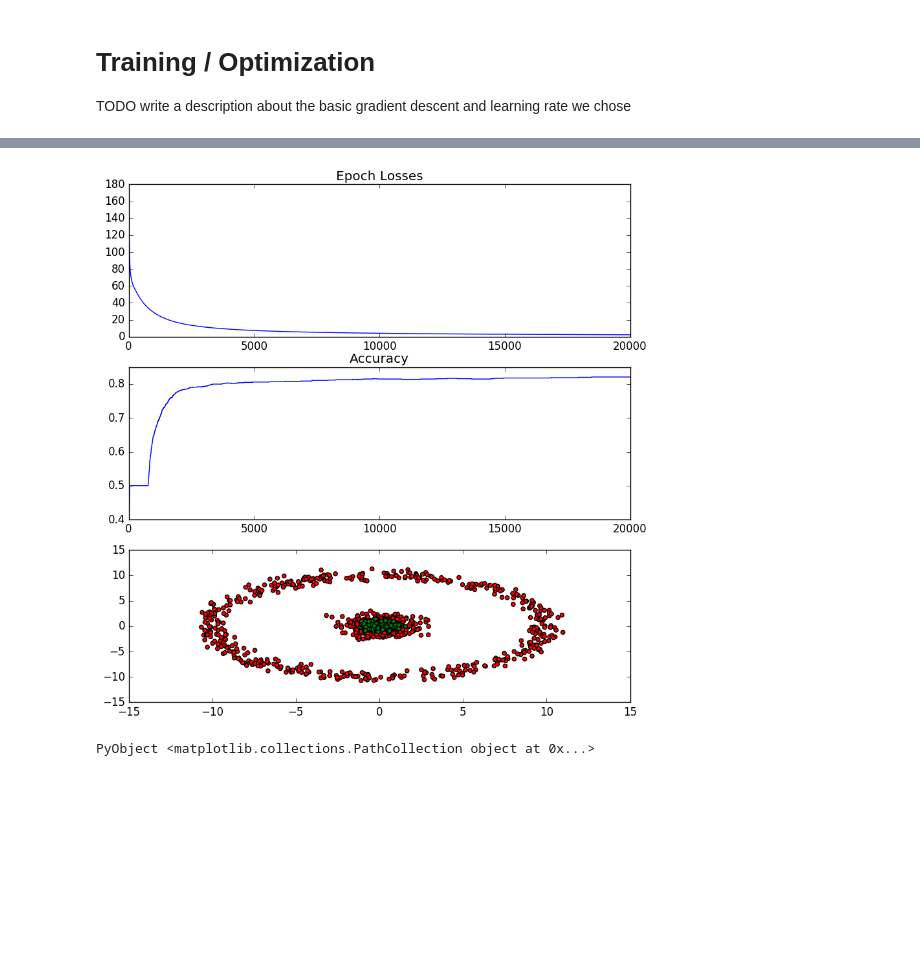
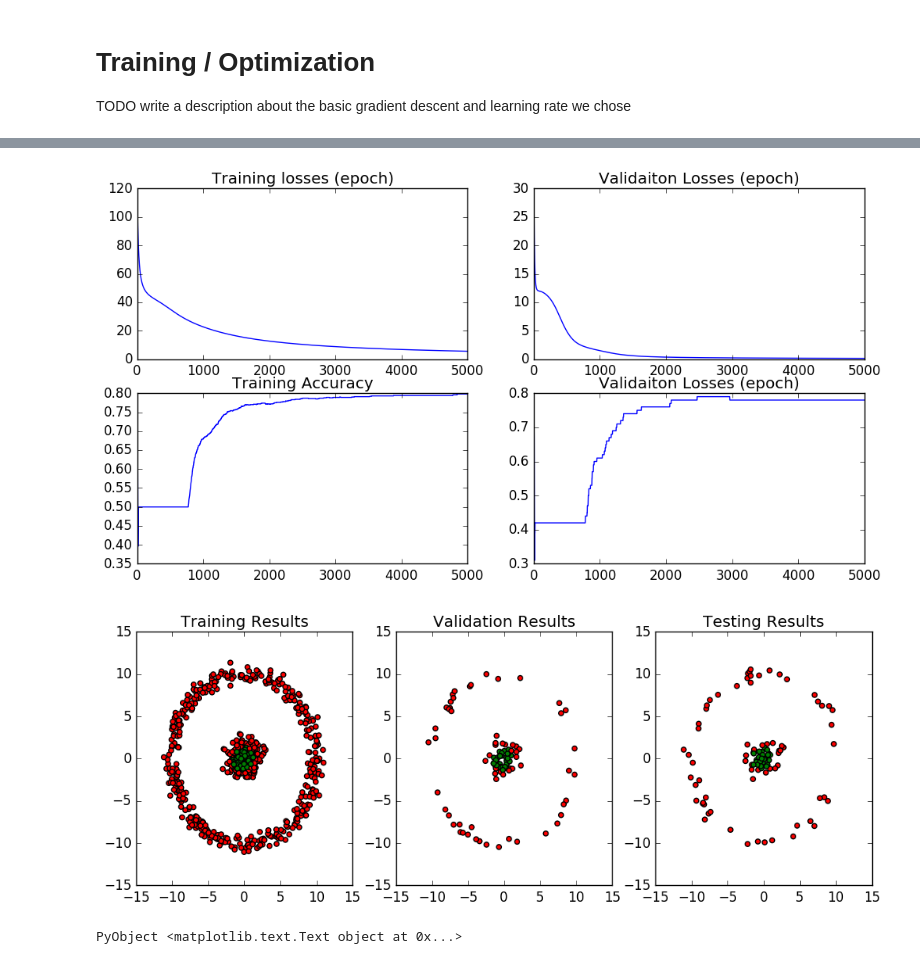
Before and after one commit to stevenygd/NN.jl, a Jupyter notebook: 2D-Data MLP Example.ipynb, the cells around one changed output, grey strips where cells are left out. Cells and saved outputs as stored; diff of their text form; code cells hidden in the pictures; blank space fills up the shorter version.

```diff
--- a/2D-Data MLP Example.ipynb
+++ b/2D-Data MLP Example.ipynb
@@ -236,20 +230,62 @@ WARNING: Method definition train(Main.SequentialNet, Any, Any) in module Main at
 WARNING: Method definition #train(Array{Any, 1}, Main.#train, Main.SequentialNet, Any, Any) in module Main overwritten.
 train (generic function with 1 method)
+# %%
+net = build_net()
+all_losses, batch_losses, all_accu, v_loss, v_accu = train(net, (trX, trY), (valX, valY);
+        ttl_epo = 5000, batch_size = size(trX)[1],
+        lrSchedule = x -> 0.03, verbose = 0)
+
+figure(figsize=(12,6))
+subplot(221)
+plot(1:length(all_losses), all_losses)
+title("Training losses (epoch)")
+
+subplot(223)
+plot(1:length(all_accu), all_accu)
+title("Training Accuracy")
+
+subplot(222)
+plot(1:length(v_loss), v_loss)
+title("Validaiton Losses (epoch)")
+
+subplot(224)
+plot(1:length(v_accu), v_accu)
+title("Validaiton Losses (epoch)")
+
+figure(figsize=(12,4))
+subplot(131)
+_, pred = forward(net, trX, trY)
+scatter(trX[:,1], trX[:,2], c=map(x-> (x >0)? "r" : "g", pred[:,1]))
+title("Training Results")
+
+subplot(132)
+_, pred = forward(net, valX, valY)
+scatter(valX[:,1], valX[:,2], c=map(x-> (x >0)? "r" : "g", pred[:,1]))
+title("Validation Results")
+
+subplot(133)
+_, pred = forward(net, teX, teY)
+scatter(teX[:,1], teX[:,2], c=map(x-> (x >0)? "r" : "g", pred[:,1]))
+title("Testing Results")
+# %% [output]
+[figure, added]
+[figure, added]
+PyObject <matplotlib.text.Text object at 0x...>
 # %%
 net = build_net()
-all_losses, batch_losses, all_accu = train(net, trX, trY, ttl_epo = 20000; batch_size = 1000,
-            lrSchedule = x -> 0.03, verbose = 0)
-
-figure(figsize=(10,10))
-subplot(311)
-plot(1:length(all_losses), all_losses)
-title("Epoch Losses")
-subplot(312)
-plot(1:length(all_accu), all_accu)
-title("Accuracy")
-_, pred = forward(net, trX, trY)
-subplot(313)
-scatter(trX[:,1], trX[:,2], c=map(x-> (x >0)? "r" : "g", pred[:,1]))
+for i = 1:10
+    epo_losses, batch_losses, epo_accu = train(net, (trX, trY),(valX, valY);
+    ttl_epo = 1000, batch_size = size(trX)[1], lrSchedule = x -> 0.03, verbose = 0)
+    all_losses = vcat(all_losses, epo_losses)
+    all_accu   = vcat(all_accu, epo_accu)
+    figure(figsize=(10,3))
+    subplot(131)
+    plot((1+i*10):(length(epo_losses)+i*10), epo_losses)
+    title("Epoch Losses")
+    subplot(132)
+    plot((1+i*10):(length(epo_accu)+i*10), epo_accu)
+    title("Accuracy")
+    _, pred = forward(net, trX, trY)
+    subplot(133)
+    scatter(trX[:,1], trX[:,2], c=map(x-> (x >0)? "r" : "g", pred[:,1]))
+end
-# %% [output]
-[figure, removed]
-PyObject <matplotlib.collections.PathCollection object at 0x...>
```
Also changed, not shown: parts of 7 cells of this notebook.
